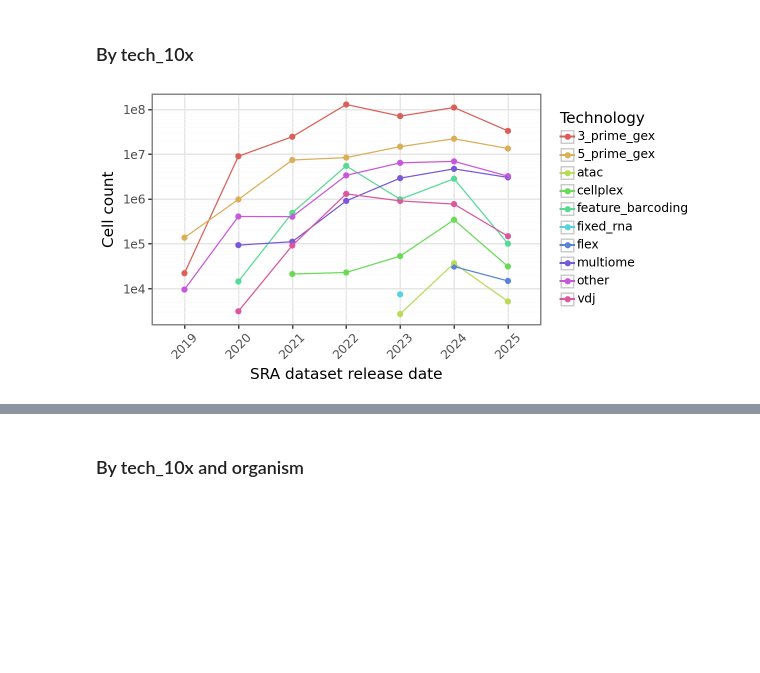
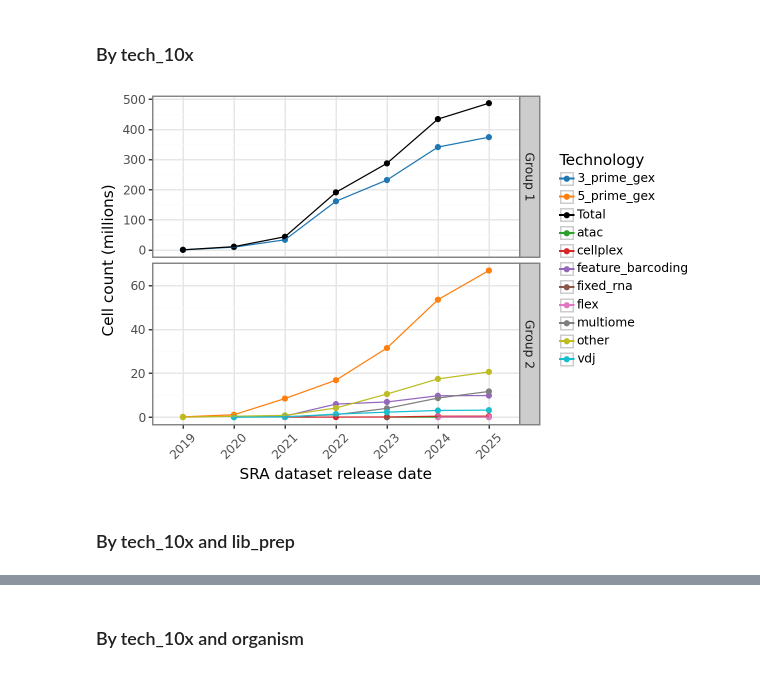
Before and after one commit to ArcInstitute/scBaseCount_analysis, a Jupyter notebook: notebooks/sra_cells-by-time.ipynb, the cells around one changed output, grey strips where cells are left out. Drawn from its saved outputs; the diff is of its cells as text; code cells hidden in the pictures; blank space fills up the shorter version.

```diff
--- a/notebooks/sra_cells-by-time.ipynb
+++ b/notebooks/sra_cells-by-time.ipynb
@@ -239,3 +243,17 @@ df_cells_sum
 df_cells_sum["estimated_number_of_cells"].sum()
 # %% [output]
 np.int64(486699437)
+# %%
+# calculate cumsum
+df = (
+    df_cells_sum
+    .sort_values(['tech_10x', 'release_date_year'])  # Ensure proper ordering
+    .groupby('tech_10x')['estimated_number_of_cells']
+    .cumsum().to_frame()
+)
+df_cells_sum = df.merge(
+    df_cells_sum[['release_date_year', 'tech_10x']],
+    left_index=True,
+    right_index=True
+)
+df_cells_sum
@@ -241,0 +268,6 @@ np.int64(486699437)
+# %%
+# add total number of cells to the table
+df = df_cells_sum.groupby(["release_date_year"]).sum().reset_index()
+df["tech_10x"] = "Total"
+df_cells_sum = pd.concat([df_cells_sum, df])
+df_cells_sum
@@ -242,31 +282,55 @@ np.int64(486699437)
 # %% [markdown]
 ### By tech_10x
 # %%
+color_dict = {
+    'Total': '#000000',
+    '3_prime_gex': '#1f77b4',
+    '5_prime_gex': '#ff7f0e',
+    'atac': '#2ca02c',
+    'cellplex': '#d62728',
+    'feature_barcoding': '#9467bd',
+    'fixed_rna': '#8c564b',
+    'flex': '#e377c2',
+    'multiome': '#7f7f7f',
+    'other': '#bcbd22',
+    'vdj': '#17becf'
+}
+
+df = df_cells_sum.copy()
+df["facet"] = df["tech_10x"].apply(lambda x: "Group 1" if x in ["Total", "3_prime_gex"] else "Group 2")
+df["estimated_number_of_cells"] = df["estimated_number_of_cells"] / 1e6
+
 # plot the number of cells over time
 p = (
     pn.ggplot(
-        df_cells_sum,
+        df,
         pn.aes(x="release_date_year", y="estimated_number_of_cells", color="tech_10x")
     ) +
     pn.geom_point() +
     pn.geom_line(pn.aes(group="tech_10x")) +
-    pn.scale_y_log10() +
+    #pn.scale_y_log10() +
+    pn.facet_grid("facet ~ .", scales="free_y") +
+    pn.scale_color_manual(
+        values=color_dict,
+    ) +
     pn.labs(
         x = "SRA dataset release date",
-        y = "Cell count",
+        y = "Cell count (millions)",
         color = "Technology",
     ) +
     pn.theme_bw() +
     pn.theme(
-        figure_size=(6, 3),
+        figure_size=(6, 4),
         axis_text_x=pn.element_text(angle=45, hjust=0.95),
         legend_key_size=11,  # Reduce legend key size (default is around 20)
     )
 )
 p
 # %% [output]
-[figure, old version]
+[figure, new version]
 # %%
 # save as svg
 outfile = base_dir / "figures" / "sra_cells-by-time_tech.svg"
 pn.ggsave(p, outfile)
+# %% [markdown]
+### By tech_10x and lib_prep
```
Also changed, not shown: parts of 24 cells of this notebook, 6 other files.
